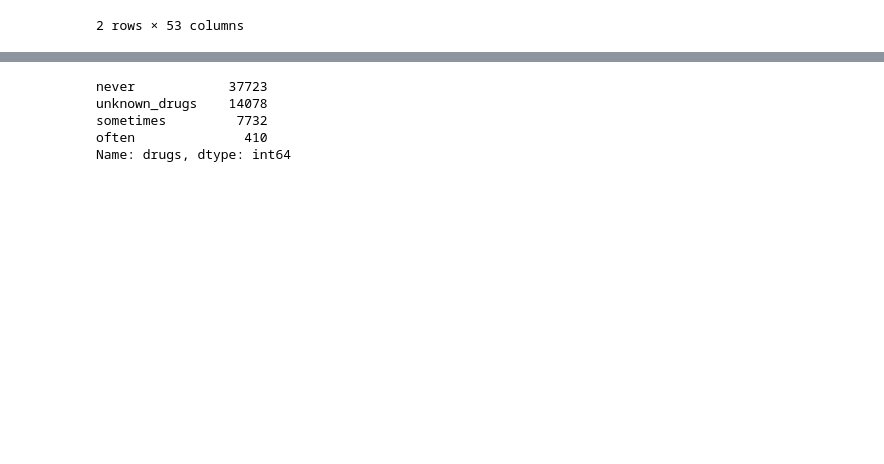
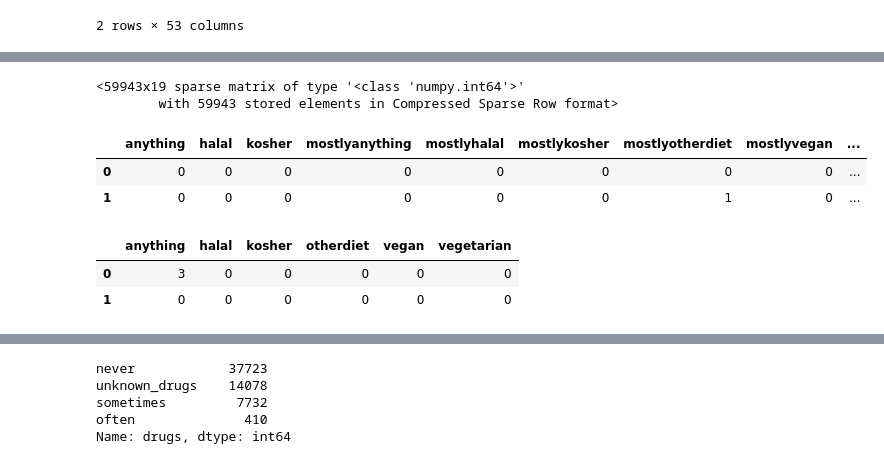
Before and after one commit to puneetsran/okcupid, a Jupyter notebook: ok_cupid_cleaning_and_transformation.ipynb, the cells around one changed output, grey strips where cells are left out. Saved outputs shown, nothing was run; the diff lists cells and outputs as text; code cells hidden in the pictures; blank space fills up the shorter version.

```diff
--- a/ok_cupid_cleaning_and_transformation.ipynb
+++ b/ok_cupid_cleaning_and_transformation.ipynb
@@ -622,5 +599,7 @@ halal                     11
 kosher                    11
 Name: diet, dtype: int64
 # %%
-ok_cupid_df["diet"] = ok_cupid_df["diet"].replace({'anything': 'strictly anything', 'vegetarian': 'strictly vegetarian', 'other': 'strictly other',
-                             'vegan': 'strictly vegan', 'kosher': 'strictly kosher', 'halal': 'strictly halal'})
+#ok_cupid_df["diet"] = ok_cupid_df["diet"].replace({'anything': 'strictly anything', 'vegetarian': 'strictly vegetarian', 'other': 'strictly other',
+ #                            'vegan': 'strictly vegan', 'kosher': 'strictly kosher', 'halal': 'strictly halal'})
+ok_cupid_df['diet'] = ok_cupid_df['diet'].str.replace(' ', '')
+ok_cupid_df['diet'].value_counts()
@@ -648,4 +626,0 @@ diet_mapped_data = ok_cupid_df['diet'].map(diet_mapping)
-# %%
-ok_cupid_df = ok_cupid_df.drop(columns=['diet'])
-ok_cupid_df = pd.concat([ok_cupid_df, diet_mapped_data], axis=1)
-ok_cupid_df.head(2)
@@ -656,0 +627,4 @@ ok_cupid_df.head(2)
+# %%
+ok_cupid_df['diet'] = ok_cupid_df['diet'].str.replace('other', 'otherdiet')
+#ok_cupid_df['diet'] = ok_cupid_df['diet'].str.replace(' ', '')
+ok_cupid_df['diet'].value_counts()
@@ -656,0 +652,18 @@ ok_cupid_df.head(2)
+# %%
+diet = CountVectorizer()
+
+diet_transformed = diet.fit_transform(ok_cupid_df["diet"])
+diet_transformed
+# %% [output]
+<59943x19 sparse matrix of type '<class 'numpy.int64'>'
+        with 59943 stored elements in Compressed Sparse Row format>
+# %%
+diet_df = pd.DataFrame(columns=diet.get_feature_names(), data=diet_transformed.toarray())
+
+# Drop one column to prevent redundant information
+diet_df = diet_df.drop(columns=['unknowndiet'])
+diet_df.head(2)
+# %% [output]
+|  | anything | halal | kosher | mostlyanything | mostlyhalal | mostlykosher | mostlyotherdiet | mostlyvegan | ... |
+| 0 | 0 | 0 | 0 | 0 | 0 | 0 | 0 | 0 | ... |
+| 1 | 0 | 0 | 0 | 0 | 0 | 0 | 1 | 0 | ... |
@@ -656,0 +704,6 @@ ok_cupid_df.head(2)
+# %%
+diet_df.head(2)
+# %% [output]
+|  | anything | halal | kosher | otherdiet | vegan | vegetarian |
+| 0 | 3 | 0 | 0 | 0 | 0 | 0 |
+| 1 | 0 | 0 | 0 | 0 | 0 | 0 |
```
Also changed, not shown: parts of 52 cells of this notebook.
